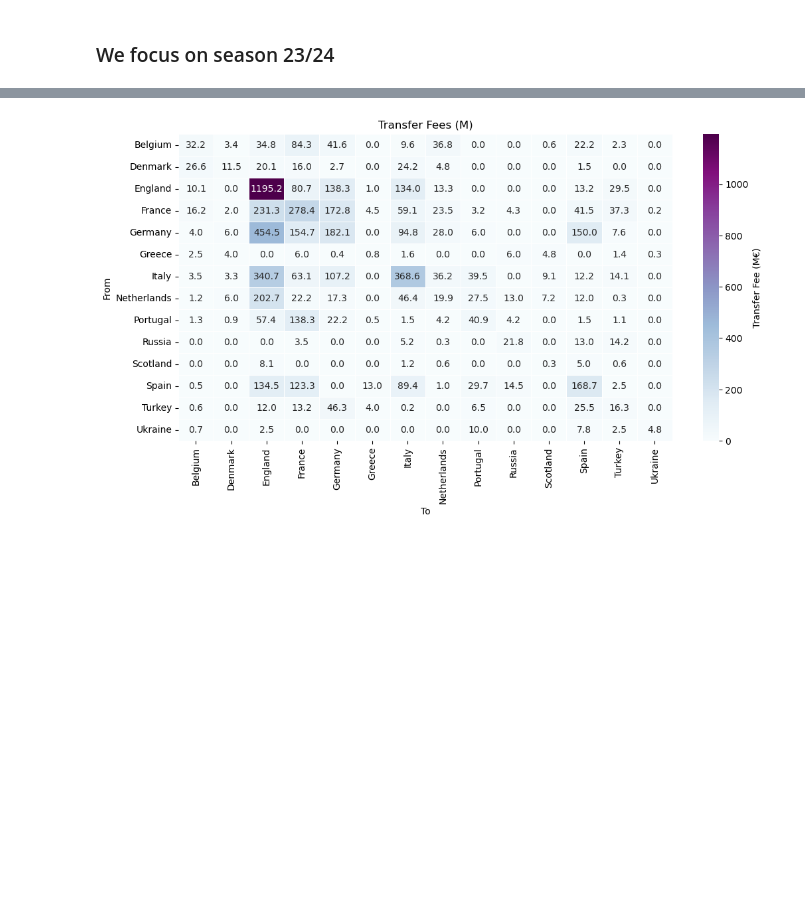
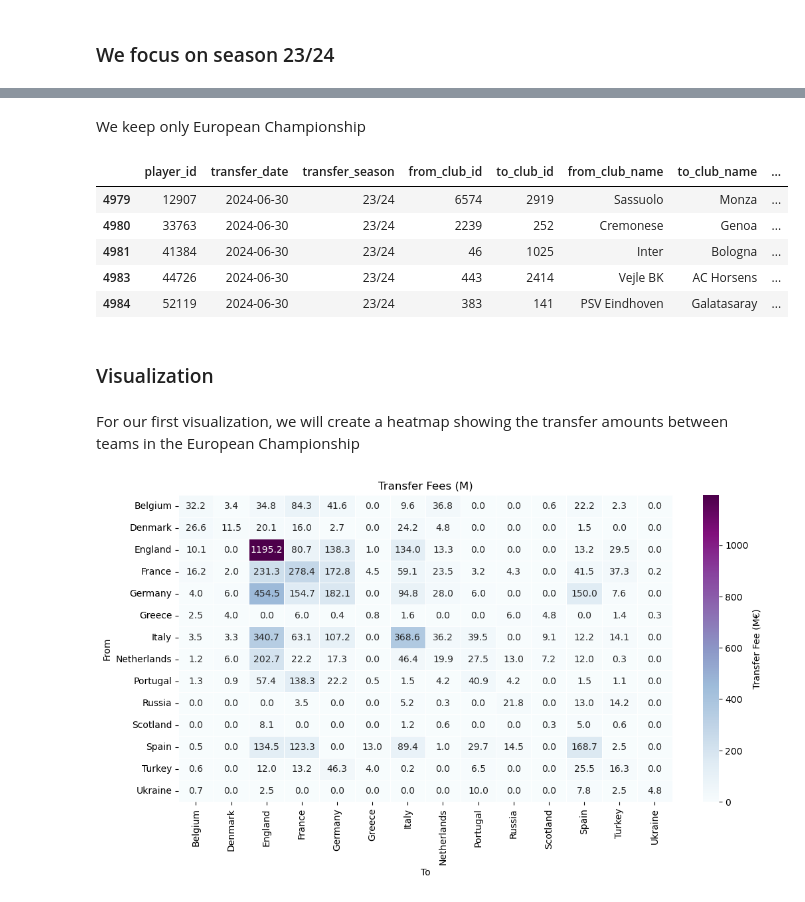
Before and after one commit to florianclai/DataViz, a Jupyter notebook: Football/5 - Transferts 2023-2024/Transfer.ipynb, the cells around one changed output, grey strips where cells are left out. Drawn from its saved outputs; the diff is of its cells as text; code cells hidden in the pictures; blank space fills up the shorter version.

```diff
--- a/Football/5 - Transferts 2023-2024/Transfer.ipynb
+++ b/Football/5 - Transferts 2023-2024/Transfer.ipynb
@@ -78,9 +83,24 @@ df_transfers["from_club_country"] = df_transfers["from_comp_id"].map(dic_country
 
 df_transfers["to_club_confederation"] = df_transfers["to_comp_id"].map(dic_confederation)
 df_transfers["from_club_confederation"] = df_transfers["from_comp_id"].map(dic_confederation)
+# %% [markdown]
+We keep only European Championship
 # %%
 df_transfers = df_transfers.loc[df_transfers["to_club_confederation"]=="europa",:]
 df_transfers = df_transfers.loc[df_transfers["from_club_confederation"]=="europa",:]
+# %%
+df_transfers.head(5)
+# %% [output]
+|  | player_id | transfer_date | transfer_season | from_club_id | to_club_id | from_club_name | to_club_name | ... |
+| 4979 | 12907 | 2024-06-30 | 23/24 | 6574 | 2919 | Sassuolo | Monza | ... |
+| 4980 | 33763 | 2024-06-30 | 23/24 | 2239 | 252 | Cremonese | Genoa | ... |
+| 4981 | 41384 | 2024-06-30 | 23/24 | 46 | 1025 | Inter | Bologna | ... |
+| 4983 | 44726 | 2024-06-30 | 23/24 | 443 | 2414 | Vejle BK | AC Horsens | ... |
+| 4984 | 52119 | 2024-06-30 | 23/24 | 383 | 141 | PSV Eindhoven | Galatasaray | ... |
+# %% [markdown]
+### Visualization
+# %% [markdown]
+For our first visualization, we will create a heatmap showing the transfer amounts between teams in the European Championship
 # %%
 df_transfers_pivot = df_transfers.groupby(['from_club_country', 'to_club_country'])['transfer_fee'].sum()
 df_transfers_pivot_matrix = df_transfers_pivot.unstack(fill_value=0)
```
Also changed, not shown: parts of 12 cells of this notebook, 2 other files.
